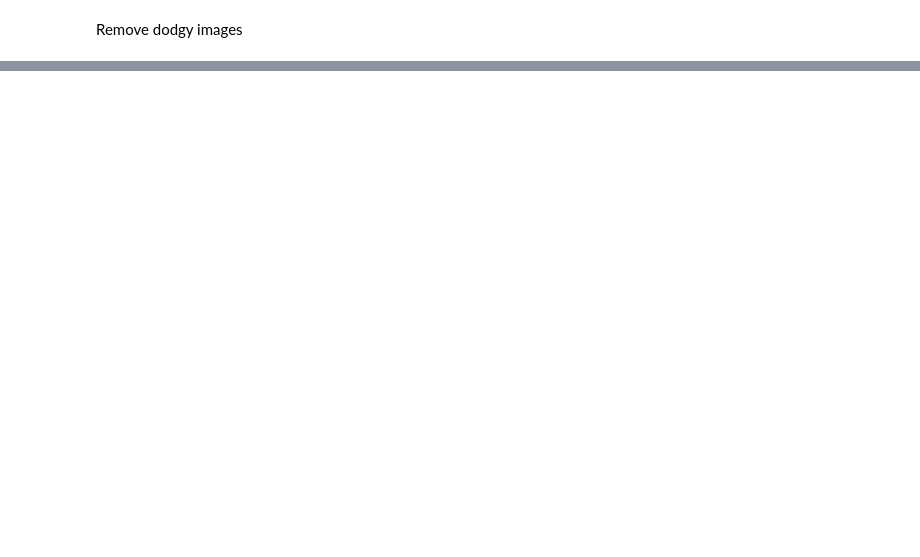
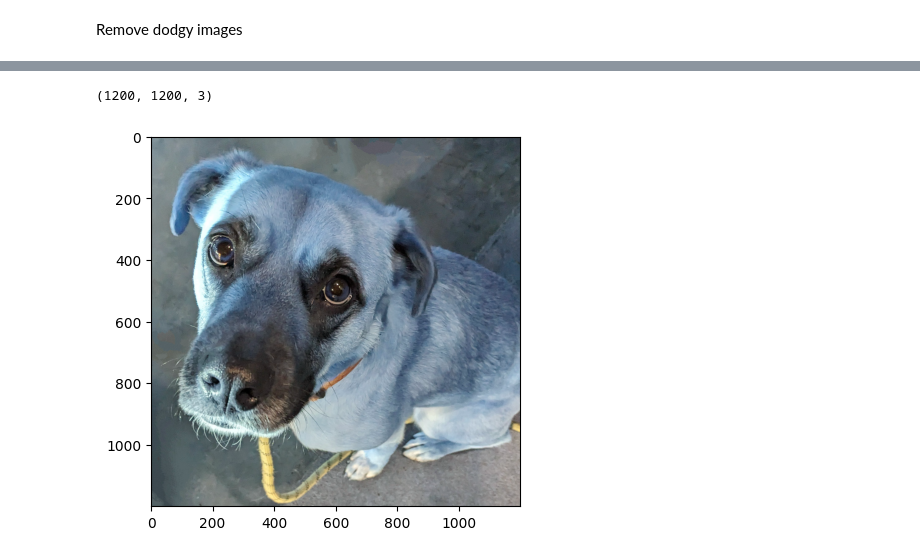
Before and after one commit to bisiAlgoRuthM/DjangoVision--Intelligent-Image-Gallery, a Jupyter notebook: DjangoVision/Model/ImageClassifier.ipynb, the cells around one changed output, grey strips where cells are left out. Cells and saved outputs as stored; diff of their text form; code cells hidden in the pictures; blank space fills up the shorter version.

```diff
--- a/DjangoVision/Model/ImageClassifier.ipynb
+++ b/DjangoVision/Model/ImageClassifier.ipynb
@@ -95,0 +151,7 @@ Remove dodgy images
+# %%
+pic = cv2.imread(os.path.join(data_dir, 'dogs', '_20231219_on_dark_eyed_dogs_1200.jpg'))
+plt.imshow(pic)
+pic.shape
+# %% [output]
+(1200, 1200, 3)
+[figure, added]
```
Also changed, not shown: parts of 23 cells of this notebook.
